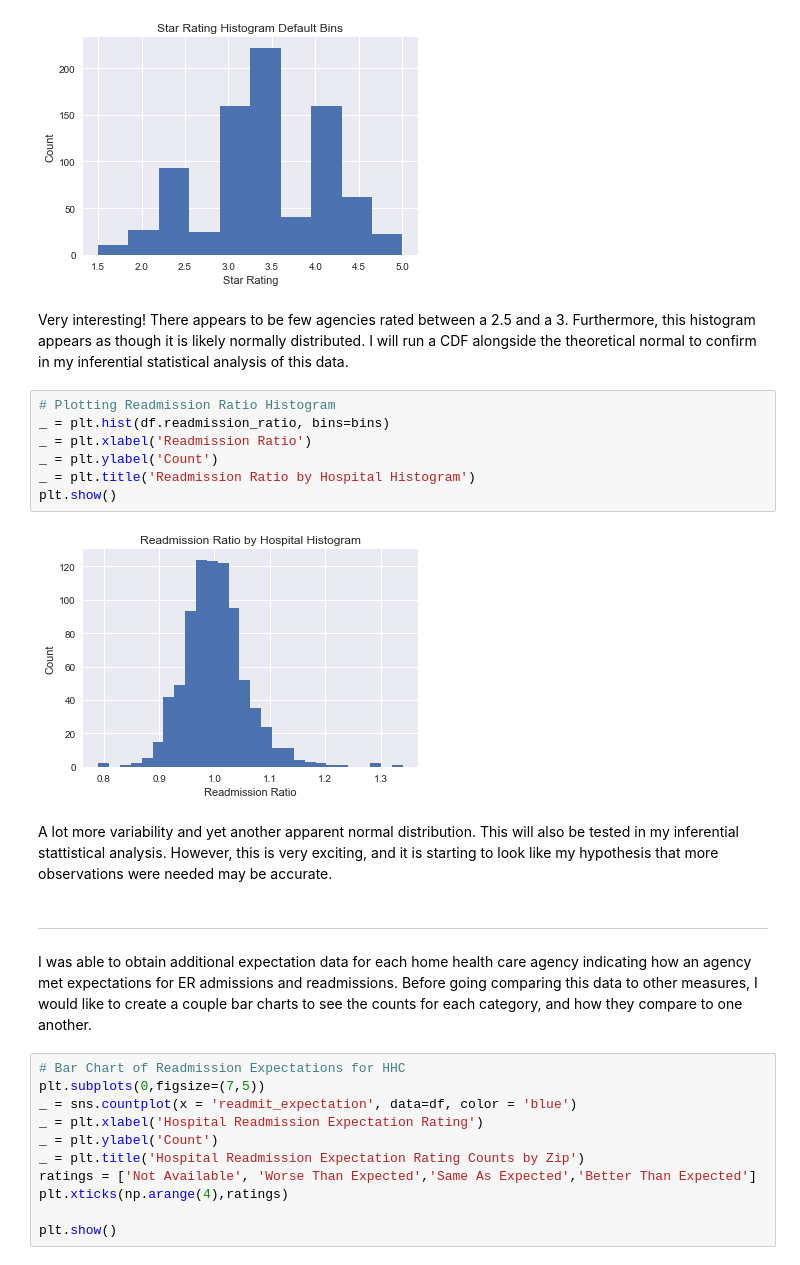
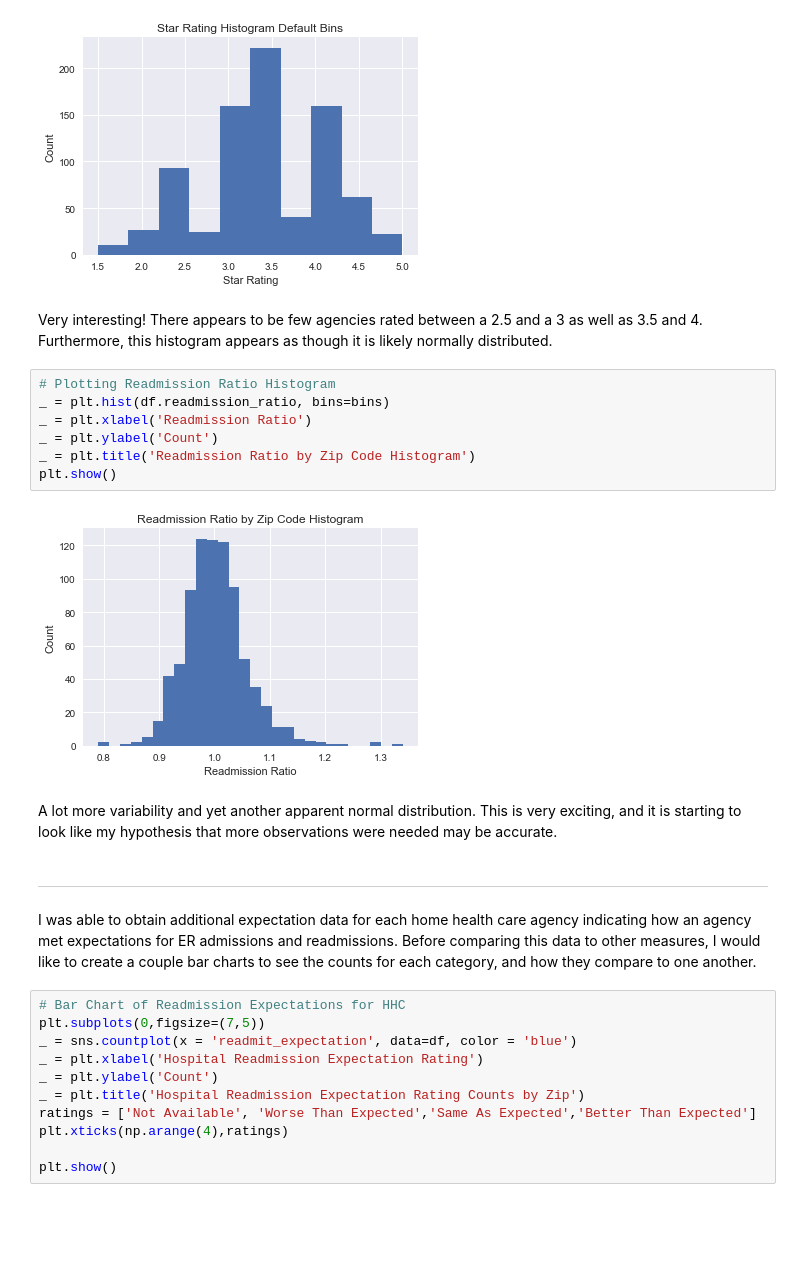
Before and after one commit to jsking751/Capstone_1, a Jupyter notebook: EDA and Analysis/EDA_Part_2.ipynb, the cells around one changed output. Cells and saved outputs as stored; diff of their text form; blank space fills up the shorter version.

```diff
--- a/EDA and Analysis/EDA_Part_2.ipynb
+++ b/EDA and Analysis/EDA_Part_2.ipynb
@@ -58,21 +58,21 @@ plt.show()
 # %% [output]
 [figure]
 # %% [markdown]
-Very interesting!  There appears to be few agencies rated between a 2.5 and a 3.  Furthermore, this histogram appears as though it is likely normally distributed.  I will run a CDF alongside the theoretical normal to confirm in my inferential statistical analysis of this data.
+Very interesting!  There appears to be few agencies rated between a 2.5 and a 3 as well as 3.5 and 4.  Furthermore, this histogram appears as though it is likely normally distributed.
 # %%
 # Plotting Readmission Ratio Histogram
 _ = plt.hist(df.readmission_ratio, bins=bins)
 _ = plt.xlabel('Readmission Ratio')
 _ = plt.ylabel('Count')
-_ = plt.title('Readmission Ratio by Hospital Histogram')
+_ = plt.title('Readmission Ratio by Zip Code Histogram')
 plt.show()
 # %% [output]
-[figure, old version]
+[figure, new version]
 # %% [markdown]
-A lot more variability and yet another apparent normal distribution.  This will also be tested in my inferential stattistical analysis.  However, this is very exciting, and it is starting to look like my hypothesis that more observations were needed may be accurate.
+A lot more variability and yet another apparent normal distribution.  This is very exciting, and it is starting to look like my hypothesis that more observations were needed may be accurate.
 # %% [markdown]
 ***
-I was able to obtain additional expectation data for each home health care agency indicating how an agency met expectations for ER admissions and readmissions.  Before going comparing this data to other measures, I would like to create a couple bar charts to see the counts for each category, and how they compare to one another.
+I was able to obtain additional expectation data for each home health care agency indicating how an agency met expectations for ER admissions and readmissions.  Before comparing this data to other measures, I would like to create a couple bar charts to see the counts for each category, and how they compare to one another.
 # %%
 # Bar Chart of Readmission Expectations for HHC
 plt.subplots(0,figsize=(7,5))
```
Also changed, not shown: parts of 14 cells of this notebook.
